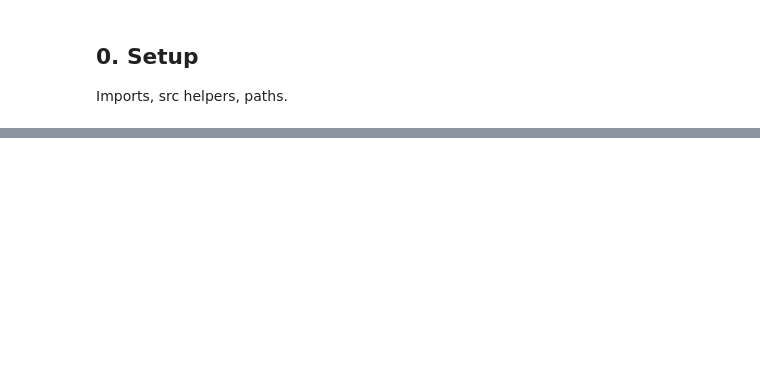
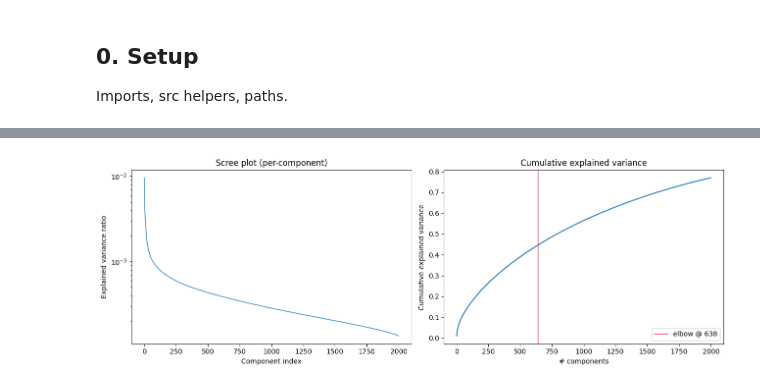
Before and after one commit to clifftonowen/2026-50.007-Machine-Learning-GenAI-Content-Detection, a Jupyter notebook: notebooks/01_eda.ipynb, the cells around one changed output, grey strips where cells are left out. Saved outputs shown, nothing was run; the diff lists cells and outputs as text; code cells hidden in the pictures; blank space fills up the shorter version.

```diff
--- a/notebooks/01_eda.ipynb
+++ b/notebooks/01_eda.ipynb
@@ -43,0 +44,17 @@ Decide whether stratification is warranted: ~50/50 → harmless, skewed → requ
+# %%
+# Load the raw features file directly first, to inspect the schema before going through
+# the src.data loader.
+df = pd.read_csv(paths.TRAIN_FEATURES_CSV, dtype={"id": str})
+print("shape:", df.shape)
+print("first 5 columns:", df.columns[:5].tolist())
+print("last 3 columns:", df.columns[-3:].tolist())
+print("id dtype:", df["id"].dtype, "| sample id:", df["id"].iloc[0])
+
+feature_cols = [c for c in df.columns if c not in ("id", "label")]
+assert len(feature_cols) == 5000
+assert feature_cols[0] == "0001" and feature_cols[-1] == "5000"
+print(f"\nConfirmed: {len(feature_cols)} feature columns, '0001'..'5000', zero-padded strings.")
+
+# Reuse the shared loader for everything downstream (same schema, sanity-checked above).
+X, y, ids = data.load_train_features()
+print("\nX:", X.shape, X.dtype, "| y:", y.shape, y.dtype, "| ids:", ids.shape, ids.dtype)
@@ -49,0 +302,76 @@ Exploratory only — Task 2 fixes the component counts.
+# %%
+# Fit PCA with as many components as the data allows, capped for memory/speed.
+# Full theoretical max is min(n_samples, n_features) = min(20000, 5000) = 5000;
+# capped at 2000 so the curve still covers Task 2's largest fixed count.
+max_components = min(X.shape[0], X.shape[1])
+n_components_to_fit = min(max_components, 2000)
+
+print(f"Fitting PCA with {n_components_to_fit} components on {X.shape}...")
+pca = PCA(n_components=n_components_to_fit, svd_solver="randomized", random_state=42)
+pca.fit(X)
+
+evr = pca.explained_variance_ratio_
+cum_evr = np.cumsum(evr)
+print(f"Done. Cumulative variance at the last component: {cum_evr[-1]:.4f}")
+
+# Pick component counts at canonical variance thresholds.
+thresholds = [0.80, 0.90, 0.95, 0.99]
+threshold_components = {
+    t: int(np.searchsorted(cum_evr, t) + 1) if cum_evr[-1] >= t else None
+    for t in thresholds
+}
+for t, n in threshold_components.items():
+    if n is None:
+        print(f"{t:.0%} variance: not reached within {n_components_to_fit} components")
+    else:
+        print(f"{t:.0%} variance: {n} components")
+
+# Knee/elbow heuristic: maximum perpendicular distance from the line
+# connecting the first and last points of the cumulative-variance curve.
+x = np.arange(len(cum_evr))
+y_curve = cum_evr
+p1, p2 = np.array([x[0], y_curve[0]]), np.array([x[-1], y_curve[-1]])
+line_vec = p2 - p1
+line_vec_norm = line_vec / np.linalg.norm(line_vec)
+points = np.column_stack([x, y_curve]) - p1
+scalar_proj = points @ line_vec_norm
+proj_points = np.outer(scalar_proj, line_vec_norm)
+perp_distances = np.linalg.norm(points - proj_points, axis=1)
+elbow_idx = int(np.argmax(perp_distances))
+elbow_n_components = elbow_idx + 1
+print(f"\nElbow estimate: {elbow_n_components} components "
+      f"(captures {cum_evr[elbow_idx]:.2%} of variance)")
+
+# Cross-reference against Task 2's fixed component counts (100/500/1000/2000).
+for n in (100, 500, 1000, 2000):
+    if n <= len(cum_evr):
+        print(f"Task 2 count {n}: cumulative explained variance = {cum_evr[n - 1]:.1%}")
+
+fig, axes = plt.subplots(1, 2, figsize=(13, 4.5))
+
+# Left: per-component explained variance (the literal scree)
+axes[0].plot(np.arange(1, len(evr) + 1), evr, linewidth=1)
+axes[0].set_xlabel("Component index")
+axes[0].set_ylabel("Explained variance ratio")
+axes[0].set_title("Scree plot (per-component)")
+axes[0].set_yscale("log")
+
+# Right: cumulative, with thresholds and elbow
+axes[1].plot(np.arange(1, len(cum_evr) + 1), cum_evr, linewidth=1.5)
+for t in thresholds:
+    n = threshold_components[t]
+    if n is not None:
+        axes[1].axhline(t, linestyle="--", linewidth=0.7, color="gray")
+        axes[1].axvline(n, linestyle=":", linewidth=0.7, color="gray")
+        axes[1].text(n, t, f" {t:.0%} @ {n}", fontsize=8, va="bottom")
+axes[1].axvline(elbow_n_components, color="crimson", linestyle="-", linewidth=1,
+                label=f"elbow @ {elbow_n_components}")
+axes[1].set_xlabel("# components")
+axes[1].set_ylabel("Cumulative explained variance")
+axes[1].set_title("Cumulative explained variance")
+axes[1].legend(loc="lower right")
+
+plt.tight_layout()
+plt.savefig(FIGURES / "scree_plot.png", dpi=120)
+plt.show()
+# %% [output]
@@ -49,0 +390 @@ Exploratory only — Task 2 fixes the component counts.
+[figure, added]
```
Also changed, not shown: parts of 30 cells of this notebook, 1 other file.
